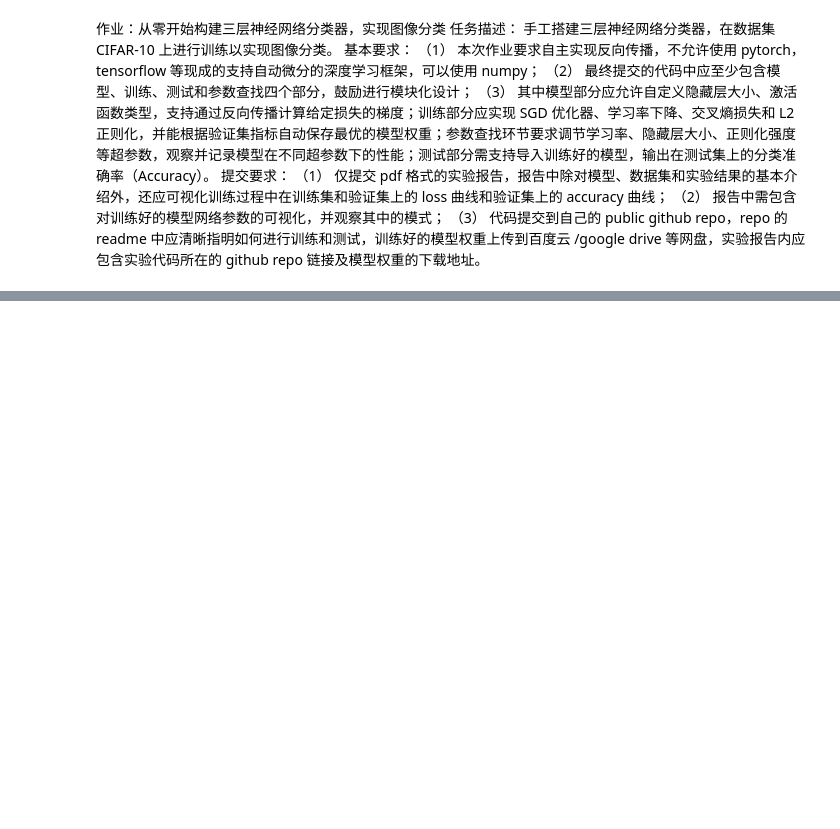
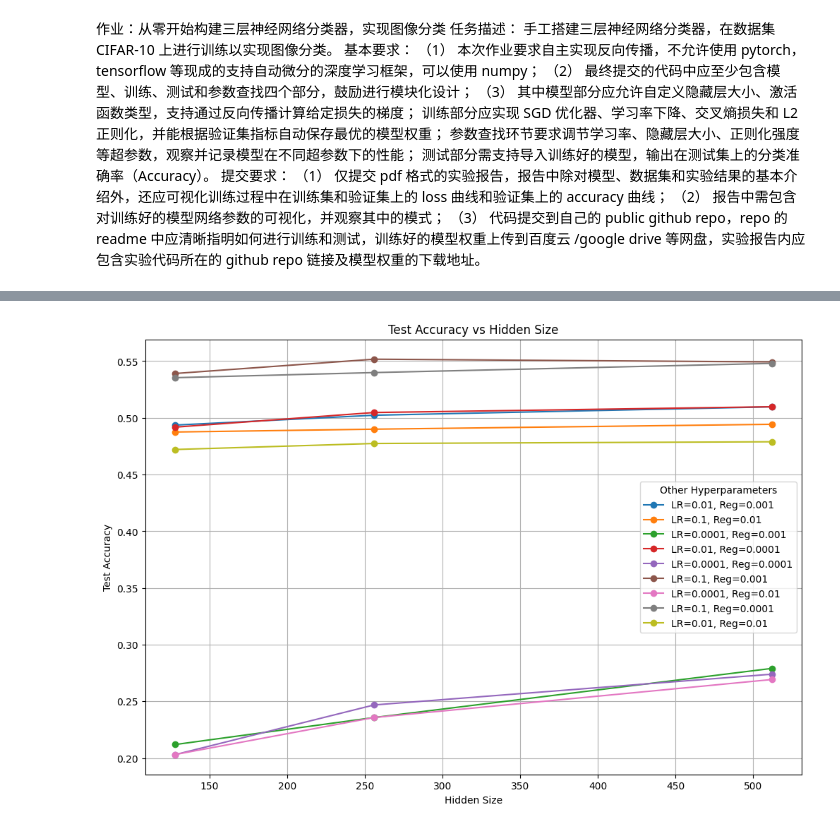
Before and after one commit to yangjiashu-cell/homework, a Jupyter notebook: neural network.ipynb, the cells around one changed output, grey strips where cells are left out. Saved outputs shown, nothing was run; the diff lists cells and outputs as text; code cells hidden in the pictures; blank space fills up the shorter version.

```diff
--- a/neural network.ipynb
+++ b/neural network.ipynb
@@ -26,8 +29,8 @@ X_train = X_train_full[val_size:]
 y_train = y_train_full[val_size:]
 
 # 设置超参数
-model = NeuralNetwork(3072, 512, 10, activation='relu', reg_lambda=0.001)
-trainer = Trainer(model, learning_rate=0.001, batch_size=64, epochs=50)
+model = NeuralNetwork(3072, 100, 10, activation='relu', reg_lambda=0.001)
+trainer = Trainer(model, learning_rate=5.5e-4, batch_size=50, epochs=100)
 
 # 训练
 trainer.train(X_train, y_train, X_val, y_val)
@@ -56,4 +59,0 @@ NameError: name 'NeuralNetwork' is not defined
-# %%
-trainer.load_model('best_model.npy')
-test_acc = trainer.evaluate(X_test, y_test)
-print(f"Test Accuracy: {test_acc:.4f}")
@@ -61,0 +60,71 @@ NameError: name 'trainer' is not defined
+# %%
+import matplotlib.pyplot as plt
+
+hidden_sizes = [128, 256, 512]
+learning_rates = [0.01, 0.1, 0.0001]
+reg_lambdas = [0.0001, 0.001, 0.01]
+
+# 收集数据
+results = []
+for hidden_size in hidden_sizes:
+    for lr in learning_rates:
+        for reg in reg_lambdas:
+            model = NeuralNetwork(3072, hidden_size, 10, activation='relu', reg_lambda=reg)
+            trainer = Trainer(model, learning_rate=lr)
+            trainer.train(X_train, y_train, X_val, y_val)
+            test_acc = trainer.evaluate(X_test, y_test)
+            results.append((hidden_size, lr, reg, test_acc))
+
+# 图 1：Hidden Size
+lr_reg_combos = list(set((result[1], result[2]) for result in results))
+plt.figure(figsize=(12, 8))
+for lr, reg in lr_reg_combos:
+    data = [result for result in results if result[1] == lr and result[2] == reg]
+    hidden_sizes_plot = [result[0] for result in data]
+    test_accs_plot = [result[3] for result in data]
+    sorted_data = sorted(zip(hidden_sizes_plot, test_accs_plot))
+    hidden_sizes_plot, test_accs_plot = zip(*sorted_data)
+    plt.plot(hidden_sizes_plot, test_accs_plot, marker='o', label=f'LR={lr}, Reg={reg}')
+plt.title('Test Accuracy vs Hidden Size')
+plt.xlabel('Hidden Size')
+plt.ylabel('Test Accuracy')
+plt.legend(title='Other Hyperparameters')
+plt.grid(True)
+plt.show()
+
+# 图 2：Learning Rate
+hidden_reg_combos = list(set((result[0], result[2]) for result in results))
+plt.figure(figsize=(12, 8))
+for hidden_size, reg in hidden_reg_combos:
+    data = [result for result in results if result[0] == hidden_size and result[2] == reg]
+    lrs_plot = [result[1] for result in data]
+    test_accs_plot = [result[3] for result in data]
+    sorted_data = sorted(zip(lrs_plot, test_accs_plot))
+    lrs_plot, test_accs_plot = zip(*sorted_data)
+    plt.plot(lrs_plot, test_accs_plot, marker='o', label=f'Hidden={hidden_size}, Reg={reg}')
+plt.title('Test Accuracy vs Learning Rate')
+plt.xlabel('Learning Rate')
+plt.ylabel('Test Accuracy')
+plt.xscale('log')
+plt.legend(title='Other Hyperparameters')
+plt.grid(True)
+plt.show()
+
+# 图 3：Regularization Strength
+hidden_lr_combos = list(set((result[0], result[1]) for result in results))
+plt.figure(figsize=(12, 8))
+for hidden_size, lr in hidden_lr_combos:
+    data = [result for result in results if result[0] == hidden_size and result[1] == lr]
+    regs_plot = [result[2] for result in data]
+    test_accs_plot = [result[3] for result in data]
+    sorted_data = sorted(zip(regs_plot, test_accs_plot))
+    regs_plot, test_accs_plot = zip(*sorted_data)
+    plt.plot(regs_plot, test_accs_plot, marker='o', label=f'Hidden={hidden_size}, LR={lr}')
+plt.title('Test Accuracy vs Regularization Strength')
+plt.xlabel('Regularization Strength')
+plt.ylabel('Test Accuracy')
+plt.xscale('log')
+plt.legend(title='Other Hyperparameters')
+plt.grid(True)
+plt.show()
+# %% [output]
@@ -61,0 +148 @@ NameError: name 'trainer' is not defined
+[figure, added]
```
Also changed, not shown: parts of 4 cells of this notebook, 5 other files.
